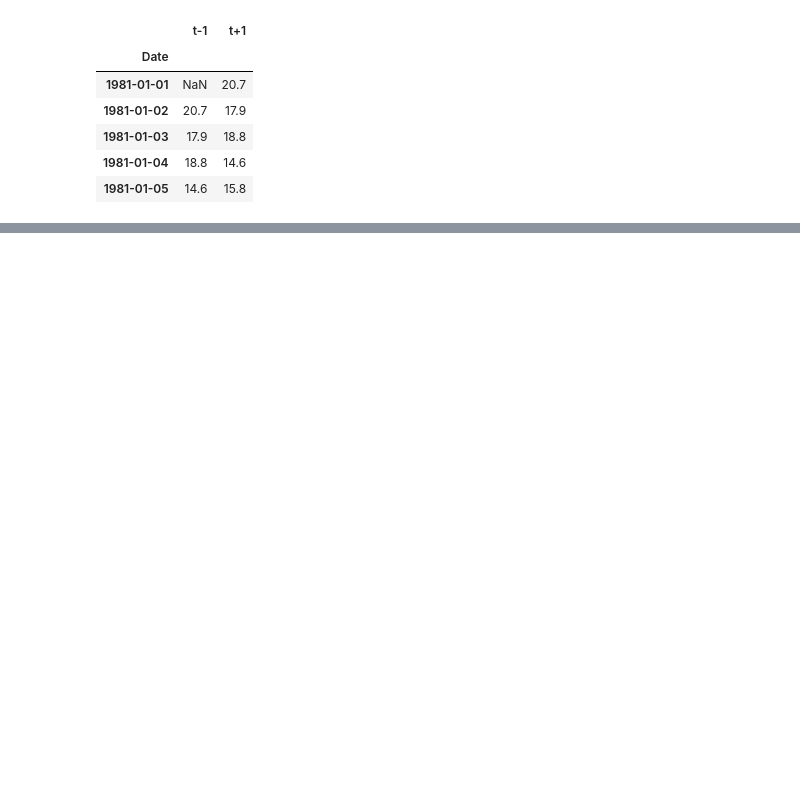
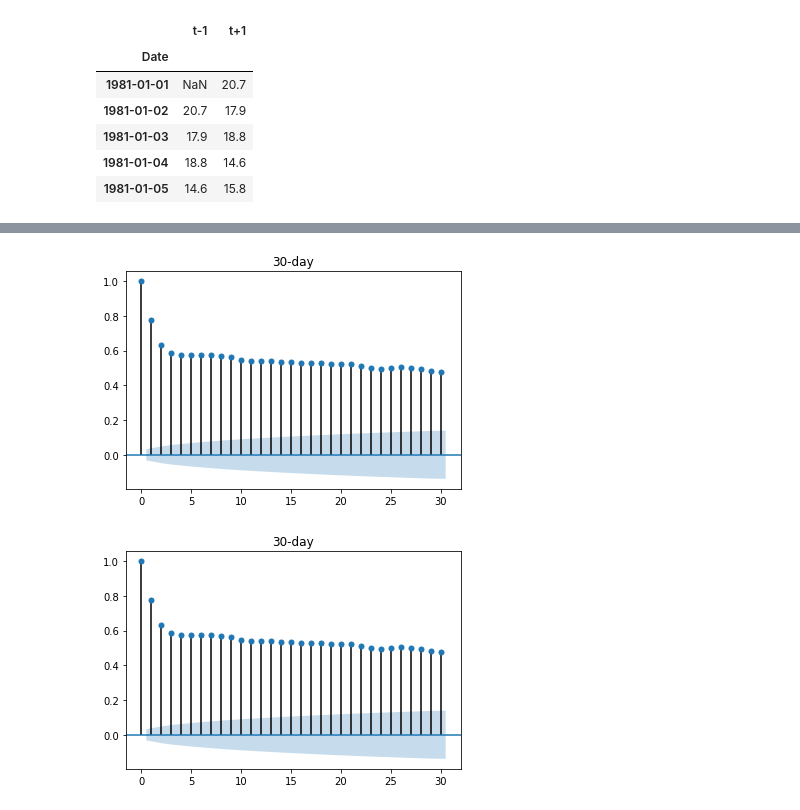
Before and after one commit to drbwa/timeserieseda, a Jupyter notebook: time-series-feature-generation/ts-classification.ipynb, the cells around one changed output, grey strips where cells are left out. Drawn from its saved outputs; the diff is of its cells as text; code cells hidden in the pictures; blank space fills up the shorter version.

```diff
--- a/time-series-feature-generation/ts-classification.ipynb
+++ b/time-series-feature-generation/ts-classification.ipynb
@@ -69,0 +111,5 @@ data_shifted_1.head()
+# %%
+plot_acf(data["Temp"], alpha=.05, lags=30, title="30-day")
+# %% [output]
+[figure, added]
+[figure, added]
```
Also changed, not shown: parts of 23 cells of this notebook, 1 other file.
